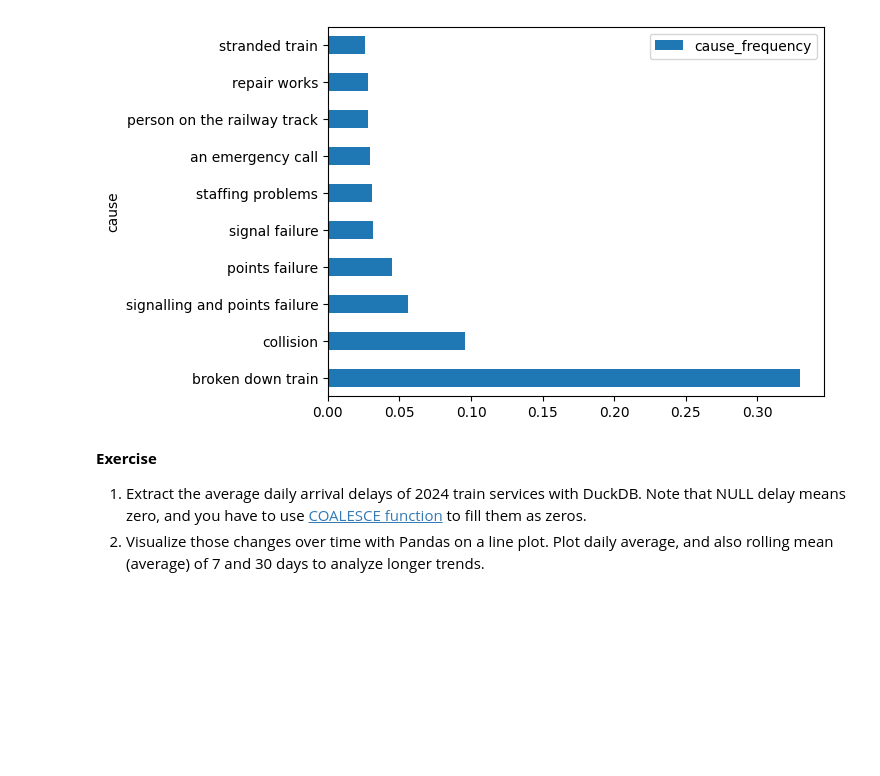
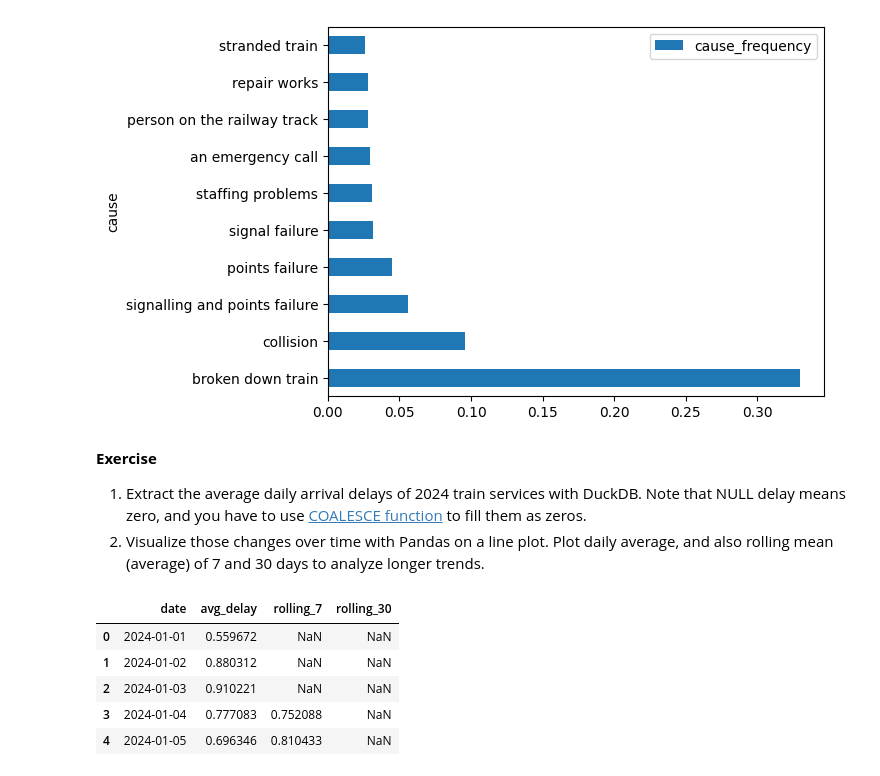
Before and after one commit to xiazek/issi_MLOps_lab, a Jupyter notebook: lab02/notebook_02_duckdb.ipynb, the cells around one changed output. Drawn from its saved outputs; the diff is of its cells as text; code cells hidden in the pictures; blank space fills up the shorter version.

```diff
--- a/lab02/notebook_02_duckdb.ipynb
+++ b/lab02/notebook_02_duckdb.ipynb
@@ -807,0 +818,9 @@ df_disruptions_statistics.plot.barh(x="cause", y="cause_frequency")
+# %%
+df_delay_statistics.head()
+# %% [output]
+|  | date | avg_delay | rolling_7 | rolling_30 |
+| 0 | 2024-01-01 | 0.559672 | NaN | NaN |
+| 1 | 2024-01-02 | 0.880312 | NaN | NaN |
+| 2 | 2024-01-03 | 0.910221 | NaN | NaN |
+| 3 | 2024-01-04 | 0.777083 | 0.752088 | NaN |
+| 4 | 2024-01-05 | 0.696346 | 0.810433 | NaN |
```
Also changed, not shown: parts of 2 cells of this notebook.
